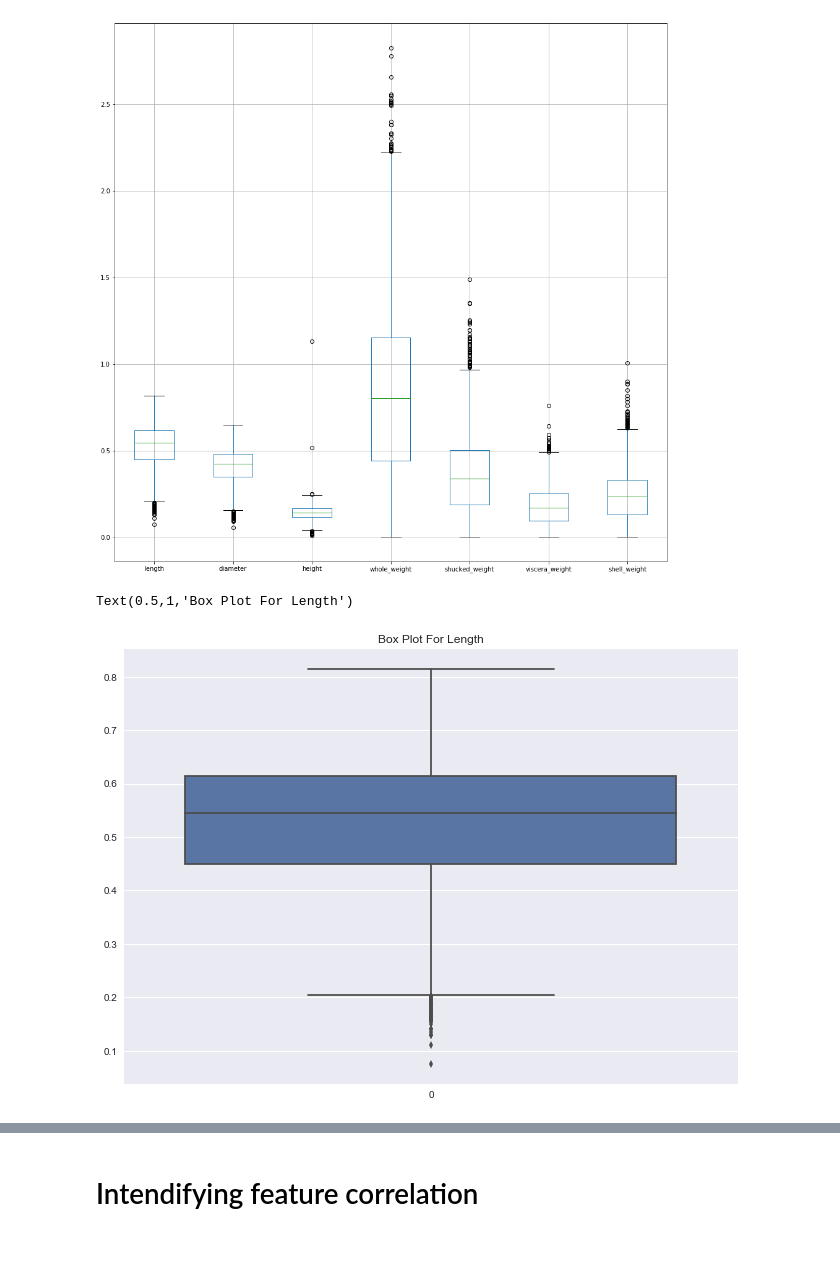
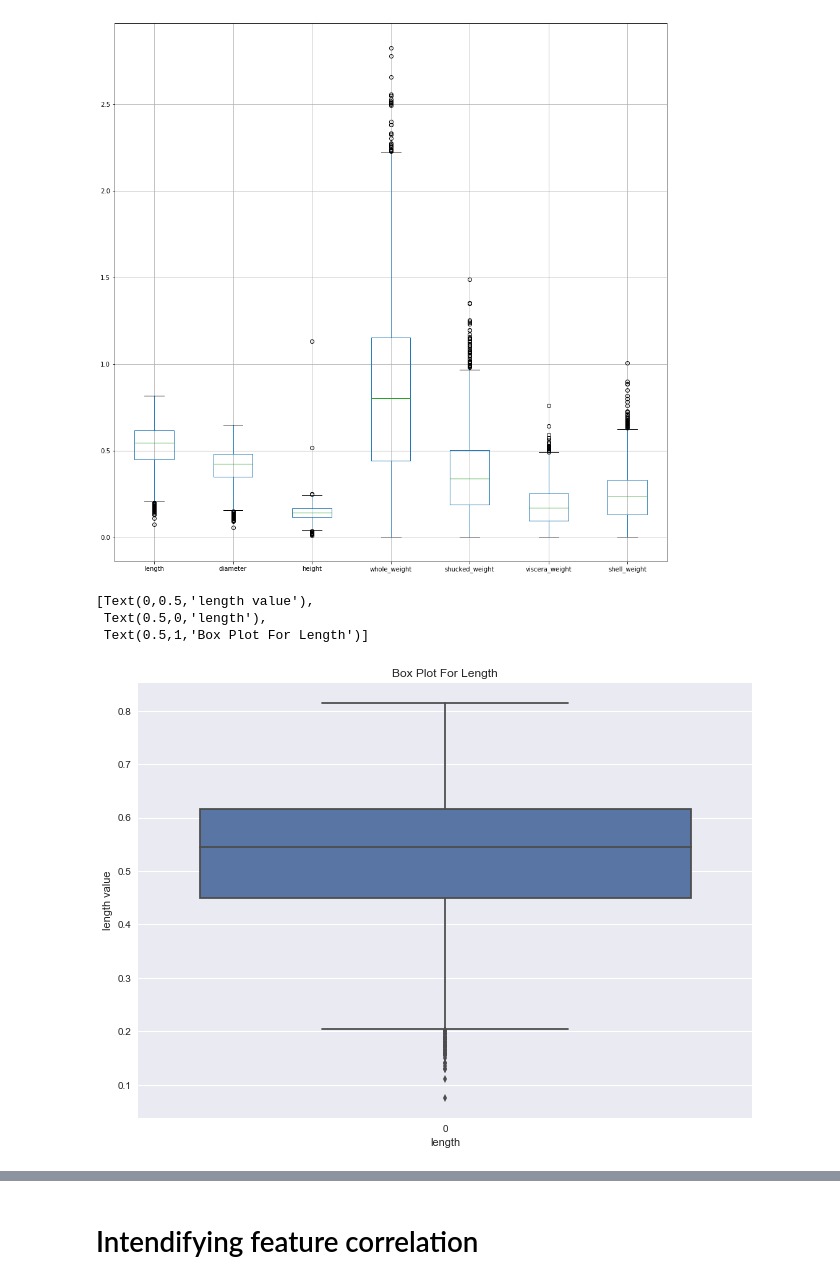
Before and after one commit to viciouspetal/data-analytics-notebook, a Jupyter notebook: Assignment workbook.ipynb, the cells around one changed output, grey strips where cells are left out. Drawn from its saved outputs; the diff is of its cells as text; code cells hidden in the pictures; blank space fills up the shorter version.

Commit message:
got box plot labels. added box plot for every feature

```diff
--- a/Assignment workbook.ipynb
+++ b/Assignment workbook.ipynb
@@ -201,10 +202,12 @@ df.boxplot(figsize=(16,16))
 <matplotlib.axes._subplots.AxesSubplot at 0x...>
 [figure]
 # %%
-#boxplot(figsize=(16,16))
+sb.set(rc={'figure.figsize':(11,8)})
 
-sb.set(rc={'figure.figsize':(11,8)})
-sb.boxplot(data=df['length']).set_title("Box Plot For Length")
+ax=sb.boxplot(data=df['length'])
+ax.set(xlabel='length', ylabel='length value', title="Box Plot For Length")
 # %% [output]
-Text(0.5,1,'Box Plot For Length')
+[Text(0,0.5,'length value'),
+ Text(0.5,0,'length'),
+ Text(0.5,1,'Box Plot For Length')]
-[figure, old version]
+[figure, new version]
```
Also changed, not shown: parts of 9 cells of this notebook.
